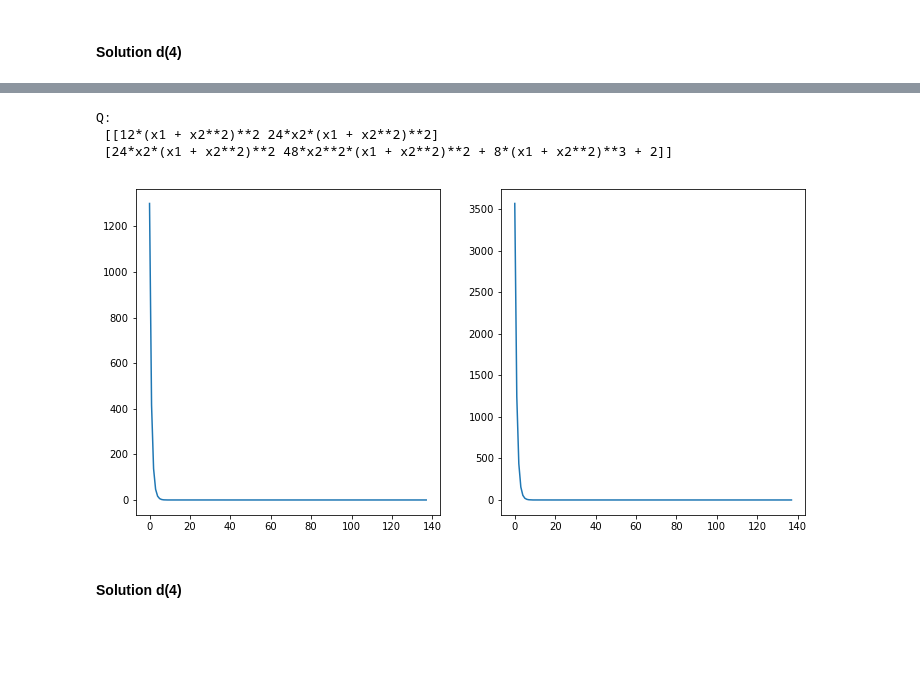
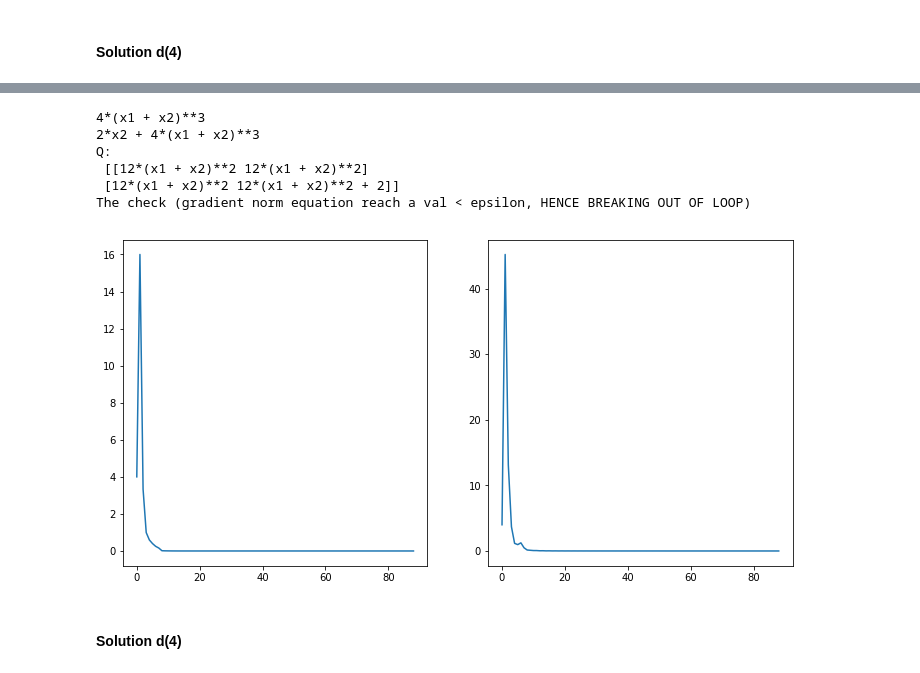
Before and after one commit to Sardhendu/Study, a Jupyter notebook: OptimizationEngg/Project/SteepestDescent.ipynb, the cells around one changed output, grey strips where cells are left out. Cells and saved outputs as stored; diff of their text form; code cells hidden in the pictures; blank space fills up the shorter version.

```diff
--- a/OptimizationEngg/Project/SteepestDescent.ipynb
+++ b/OptimizationEngg/Project/SteepestDescent.ipynb
@@ -225,26 +357,31 @@ The updated Value xk1000 is
 # %%
 x1 = Symbol('x1')
 x2 = Symbol('x2')
-f = pow(x1+pow(x2, 2),4) + pow(x2,2)
+f = pow(x1+x2,4) + pow(x2,2)
 deriv_1 = np.array([f.diff(x1), f.diff(x2)])
 Q = np.array([[deriv_1[0].diff(x1),deriv_1[0].diff(x2)],
                     [deriv_1[1].diff(x1),deriv_1[1].diff(x2)]])
+print(deriv_1[0])
+print(deriv_1[1])
 print ('Q: \n', Q)
 
 
 # Initialize Xk
 xk = np.array([2,-2], dtype='float32')
 
 # fx_array = iterate(f, xk, deriv_1, Q, Bk, numFeatures=2, numSteps=5)
 
-fx_array, gradientNorm_arr = iterate(f, xk, deriv_1, Q, numFeatures=2, numSteps=1000, should_print=200)
+fx_array, gradientNorm_arr = iterateQuadratic(f, xk, deriv_1, Q, numFeatures=2, numSteps=1000, should_print=200)
 
 plot([fx_array, gradientNorm_arr])
 # %% [output]
+4*(x1 + x2)**3
+2*x2 + 4*(x1 + x2)**3
 Q:
- [[12*(x1 + x2**2)**2 24*x2*(x1 + x2**2)**2]
- [24*x2*(x1 + x2**2)**2 48*x2**2*(x1 + x2**2)**2 + 8*(x1 + x2**2)**3 + 2]]
+ [[12*(x1 + x2)**2 12*(x1 + x2)**2]
+ [12*(x1 + x2)**2 12*(x1 + x2)**2 + 2]]
+The check (gradient norm equation reach a val < epsilon, HENCE BREAKING OUT OF LOOP)
-[figure, old version]
+[figure, new version]
 # %% [markdown]
 #### Solution d(4)
 # %%
```
Also changed, not shown: parts of 10 cells of this notebook, 3 other files.
